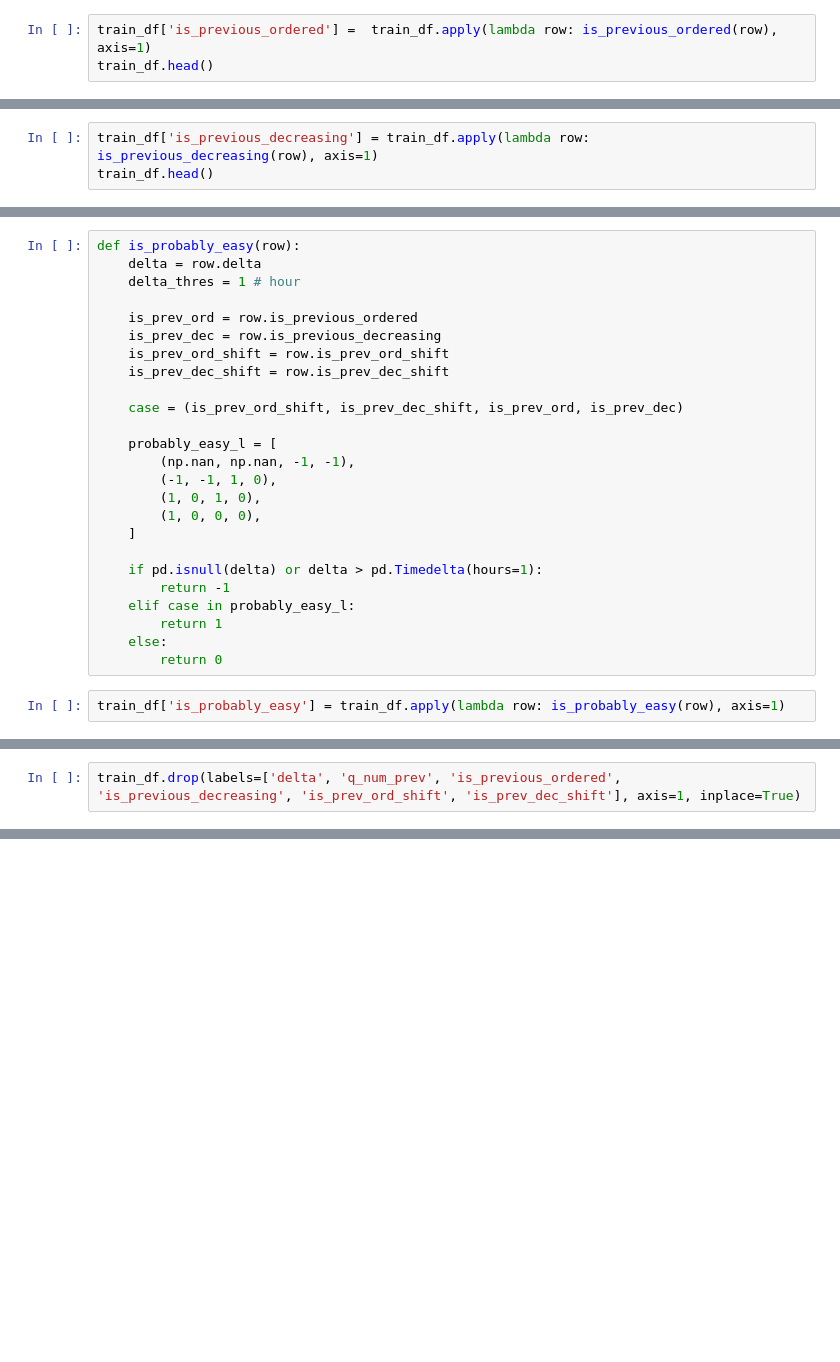
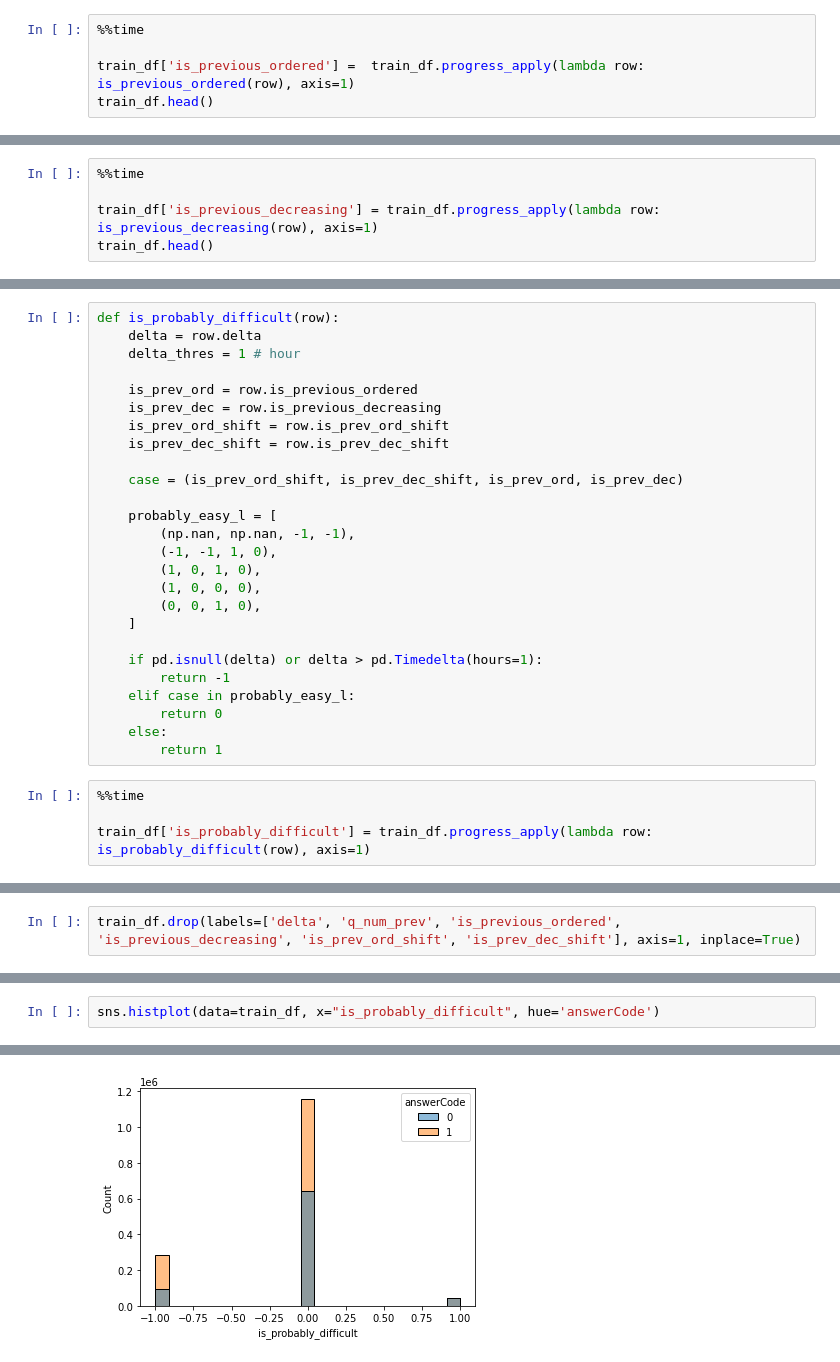
Before and after one commit to bcaitech1/p4-dkt-dkdkt, a Jupyter notebook: jaepil/feature_previous.ipynb, the cells around one changed output, grey strips where cells are left out. Drawn from its saved outputs; the diff is of its cells as text; blank space fills up the shorter version.

```diff
--- a/jaepil/feature_previous.ipynb
+++ b/jaepil/feature_previous.ipynb
@@ -111,6 +113,8 @@ def is_previous_ordered(row):
     else:
         return 0
 # %%
-train_df['is_previous_ordered'] =  train_df.apply(lambda row: is_previous_ordered(row), axis=1)
+%%time
+
+train_df['is_previous_ordered'] =  train_df.progress_apply(lambda row: is_previous_ordered(row), axis=1)
 train_df.head()
 # %% [output]
@@ -134,6 +140,8 @@ def is_previous_decreasing(row):
     else:
         return 0
 # %%
-train_df['is_previous_decreasing'] = train_df.apply(lambda row: is_previous_decreasing(row), axis=1)
+%%time
+
+train_df['is_previous_decreasing'] = train_df.progress_apply(lambda row: is_previous_decreasing(row), axis=1)
 train_df.head()
 # %% [output]
@@ -161,7 +171,7 @@ train_df.head(10)
 | 8 | 0 | A060003003 | A060000003 | 1 | 2020-03-26 05:53:14 | 7226 | 6 | 3 | ... |
 | 9 | 0 | A060003004 | A060000003 | 1 | 2020-03-26 05:53:29 | 7226 | 6 | 4 | ... |
 # %%
-def is_probably_easy(row):
+def is_probably_difficult(row):
     delta = row.delta
     delta_thres = 1 # hour
 
@@ -177,13 +187,16 @@ def is_probably_easy(row):
         (-1, -1, 1, 0),
         (1, 0, 1, 0),
         (1, 0, 0, 0),
+        (0, 0, 1, 0),
     ]
 
     if pd.isnull(delta) or delta > pd.Timedelta(hours=1):
         return -1
     elif case in probably_easy_l:
+        return 0
+    else:
         return 1
-    else:
-        return 0
 # %%
-train_df['is_probably_easy'] = train_df.apply(lambda row: is_probably_easy(row), axis=1)
+%%time
+
+train_df['is_probably_difficult'] = train_df.progress_apply(lambda row: is_probably_difficult(row), axis=1)
@@ -225,3 +241,6 @@ train_df.iloc[30:60]
 | 57 | 0 | A080006003 | A080000006 | 1 | 2020-04-18 01:23:10 | 1395 | 8 | 3 | ... |
 | 58 | 0 | A080006004 | A080000006 | 1 | 2020-04-18 01:25:00 | 1395 | 8 | 4 | ... |
 | 59 | 0 | A080006005 | A080000006 | 1 | 2020-04-18 01:26:49 | 4657 | 8 | 5 | ... |
+# %%
+sns.histplot(data=train_df, x="is_probably_difficult", hue='answerCode')
+# %% [output]
@@ -227,0 +248 @@ train_df.iloc[30:60]
+[figure, added]
```
Also changed, not shown: parts of 10 cells of this notebook.
